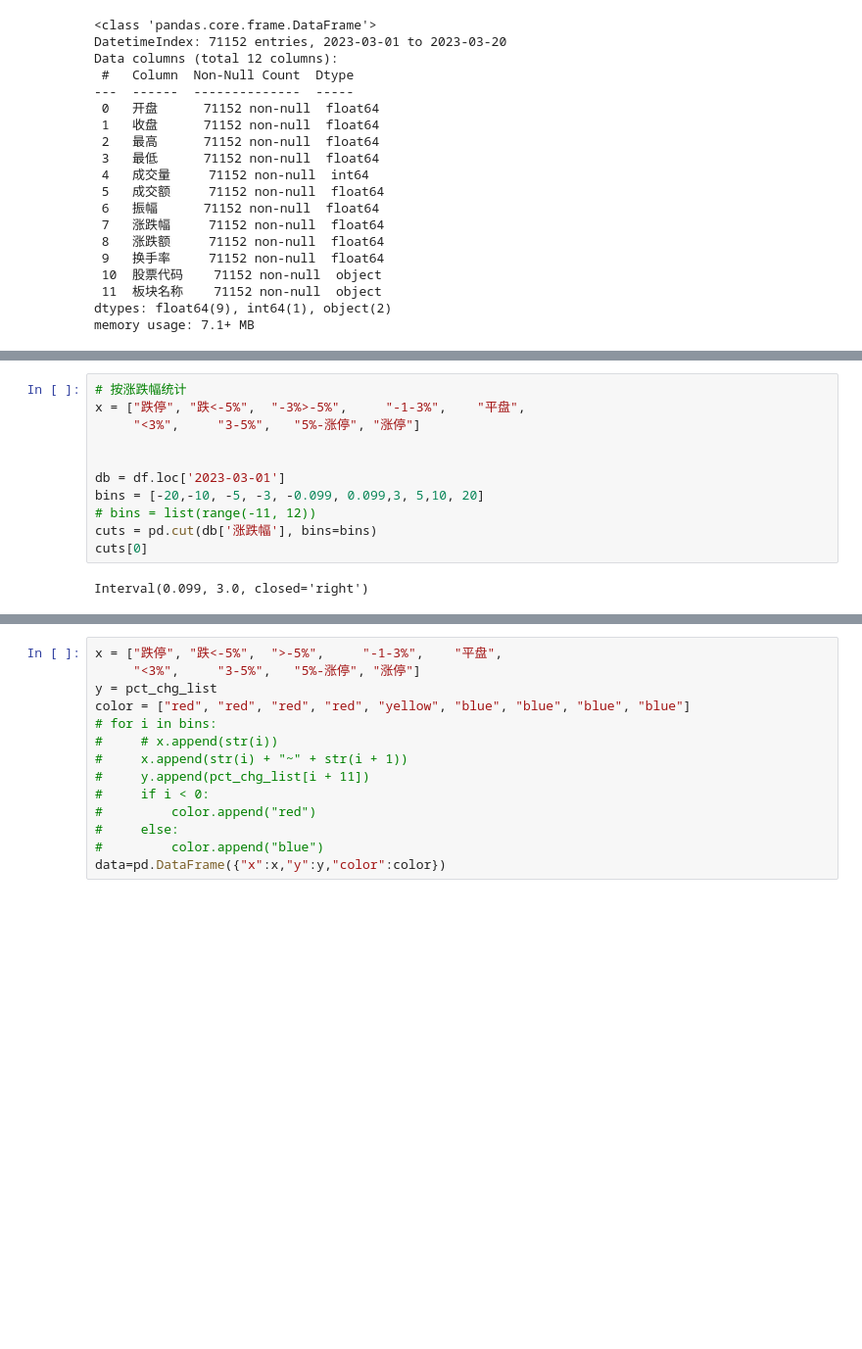
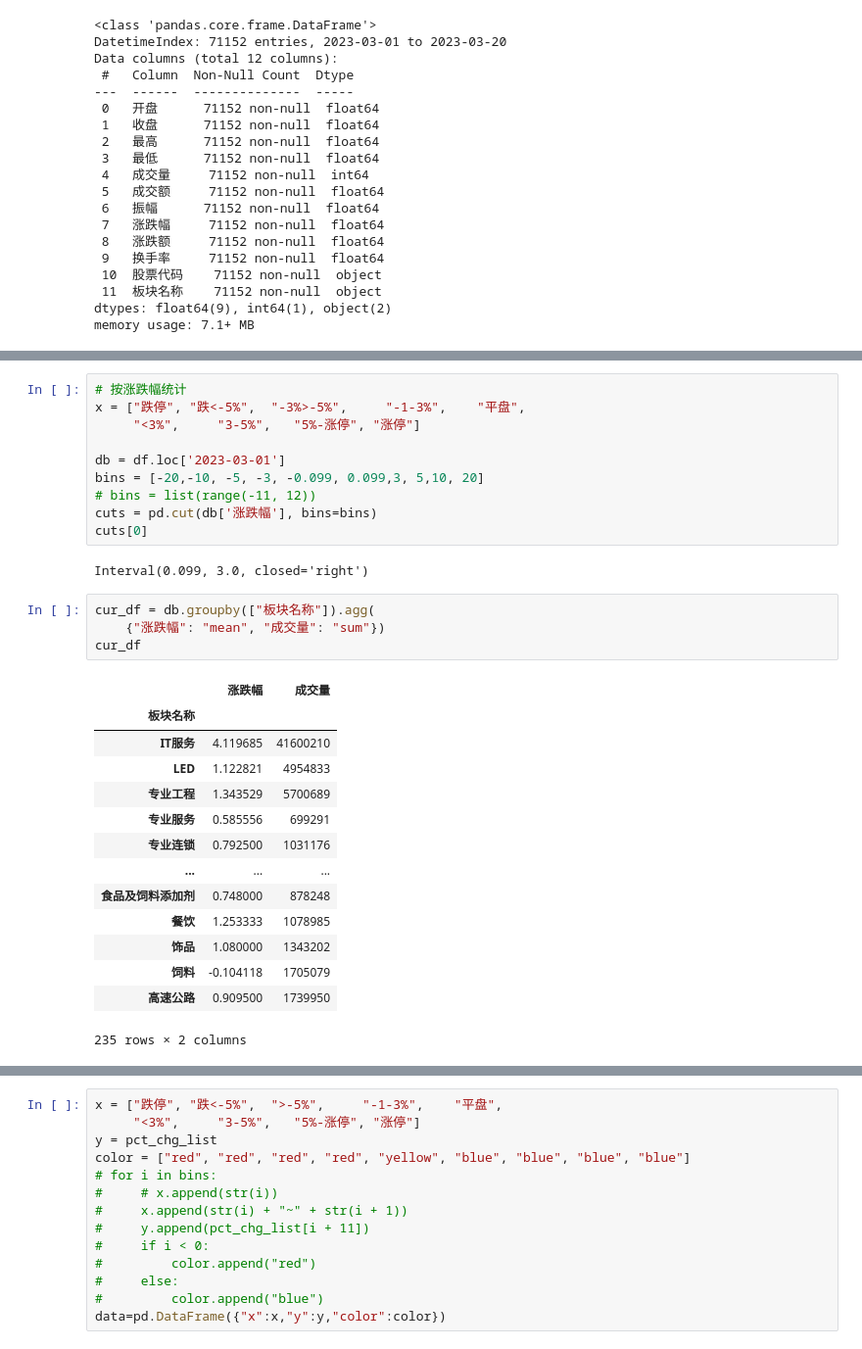
Before and after one commit to minikiller/streamlit-project, a Jupyter notebook: example/for_bar.ipynb, the cells around one changed output, grey strips where cells are left out. Shown: that part at 98% size. Drawn from its saved outputs; the diff is of its cells as text; blank space fills up the shorter version.

```diff
--- a/example/for_bar.ipynb
+++ b/example/for_bar.ipynb
@@ -256,7 +256,6 @@ df.describe()
 # 按涨跌幅统计
 x = ["跌停", "跌<-5%",  "-3%>-5%",     "-1-3%",    "平盘",
      "<3%",     "3-5%",   "5%-涨停", "涨停"]
-
 
 db = df.loc['2023-03-01']
 bins = [-20,-10, -5, -3, -0.099, 0.099,3, 5,10, 20]
@@ -265,4 +264,23 @@ cuts = pd.cut(db['涨跌幅'], bins=bins)
 cuts[0]
 # %% [output]
 Interval(0.099, 3.0, closed='right')
+# %%
+cur_df = db.groupby(["板块名称"]).agg(
+    {"涨跌幅": "mean", "成交量": "sum"})
+cur_df
+# %% [output]
+|  | 涨跌幅 | 成交量 |
+| 板块名称 |  |  |
+| IT服务 | 4.119685 | 41600210 |
+| LED | 1.122821 | 4954833 |
+| 专业工程 | 1.343529 | 5700689 |
+| 专业服务 | 0.585556 | 699291 |
+| 专业连锁 | 0.792500 | 1031176 |
+| ... | ... | ... |
+| 食品及饲料添加剂 | 0.748000 | 878248 |
+| 餐饮 | 1.253333 | 1078985 |
+| 饰品 | 1.080000 | 1343202 |
+| 饲料 | -0.104118 | 1705079 |
+| 高速公路 | 0.909500 | 1739950 |
+235 rows × 2 columns
 # %%
```
Also changed, not shown: parts of 9 cells of this notebook, 1 other file.
